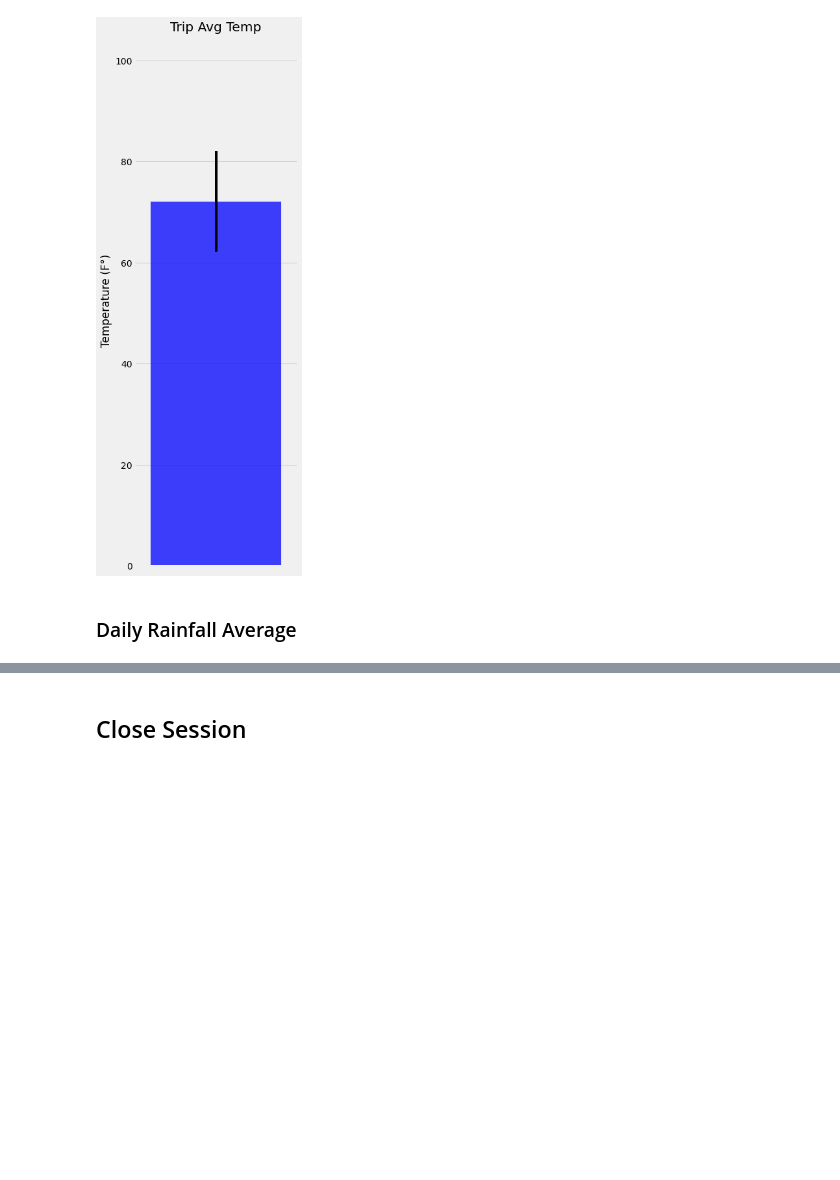
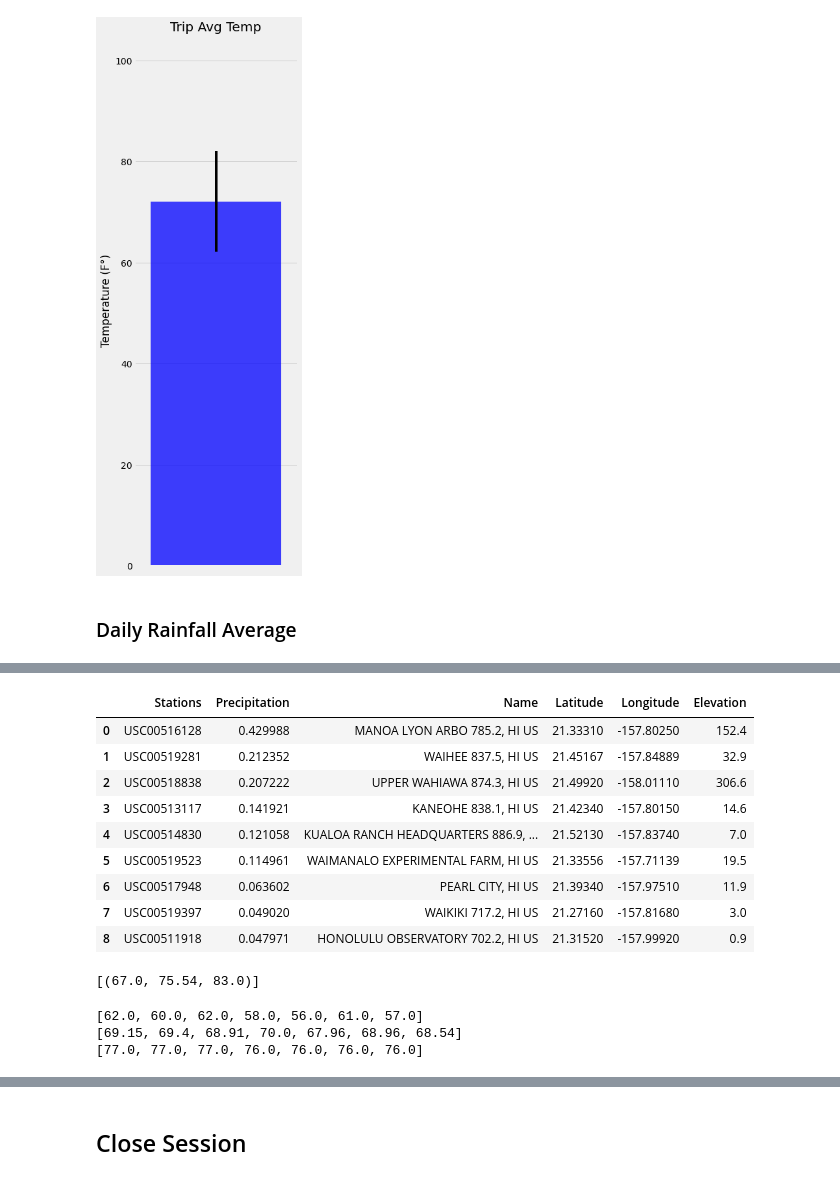
Before and after one commit to RaulMaya/Planning-Holidays, a Jupyter notebook: temp_analysis_bonus_2_starter.ipynb, the cells around one changed output, grey strips where cells are left out. Saved outputs shown, nothing was run; the diff lists cells and outputs as text; code cells hidden in the pictures; blank space fills up the shorter version.

```diff
--- a/temp_analysis_bonus_2_starter.ipynb
+++ b/temp_analysis_bonus_2_starter.ipynb
@@ -100,3 +101,10 @@ plt.show()
 # Calculate the total amount of rainfall per weather station for your trip dates using the previous year's
 # matching dates.
 # Sort this in descending order by precipitation amount and list the station, name, latitude, longitude, and elevation
+rainfall = session.query(Measurement.date, Measurement.station,Measurement.prcp).all()
+rainfall_df = pd.DataFrame(rainfall, columns=['Date', 'Stations','Precipitation'])
+rainfall_df = rainfall_df.dropna(how="any")
+rainfall_per_station = rainfall_df.groupby('Stations')
+rainfall_per_station = rainfall_per_station.mean()
+rainfall_per_station =  rainfall_per_station.sort_values(by='Precipitation', ascending = False)
+rainfall_per_station
@@ -103,3 +123,19 @@ plt.show()
+# %%
+rainfall_stations = session.query(Station.station ,Station.name, Station.latitude, Station.longitude, Station.elevation).all()
+station_titles = pd.DataFrame(rainfall_stations , columns=['Stations','Name','Latitude','Longitude','Elevation'])
+rainfall_merge = pd.merge(rainfall_per_station,station_titles, on ="Stations", how="inner")
+rainfall_merge
+# %% [output]
+|  | Stations | Precipitation | Name | Latitude | Longitude | Elevation |
+| 0 | USC00516128 | 0.429988 | MANOA LYON ARBO 785.2, HI US | 21.33310 | -157.80250 | 152.4 |
+| 1 | USC00519281 | 0.212352 | WAIHEE 837.5, HI US | 21.45167 | -157.84889 | 32.9 |
+| 2 | USC00518838 | 0.207222 | UPPER WAHIAWA 874.3, HI US | 21.49920 | -158.01110 | 306.6 |
+| 3 | USC00513117 | 0.141921 | KANEOHE 838.1, HI US | 21.42340 | -157.80150 | 14.6 |
+| 4 | USC00514830 | 0.121058 | KUALOA RANCH HEADQUARTERS 886.9, ... | 21.52130 | -157.83740 | 7.0 |
+| 5 | USC00519523 | 0.114961 | WAIMANALO EXPERIMENTAL FARM, HI US | 21.33556 | -157.71139 | 19.5 |
+| 6 | USC00517948 | 0.063602 | PEARL CITY, HI US | 21.39340 | -157.97510 | 11.9 |
+| 7 | USC00519397 | 0.049020 | WAIKIKI 717.2, HI US | 21.27160 | -157.81680 | 3.0 |
+| 8 | USC00511918 | 0.047971 | HONOLULU OBSERVATORY 702.2, HI US | 21.31520 | -157.99920 | 0.9 |
 # %%
 # Use this function to calculate the daily normals
 # (i.e. the averages for tmin, tmax, and tavg for all historic data matching a specific month and day)
@@ -119,20 +155,57 @@ def daily_normals(date):
     return session.query(*sel).filter(func.strftime("%m-%d", Measurement.date) == date).all()
 
 # For example
-daily_normals("01-01")
+daily_normals("08-01")
+# %% [output]
+[(67.0, 75.54, 83.0)]
 # %%
 # calculate the daily normals for your trip
 # push each tuple of calculations into a list called `normals`
+normals = []
+counter = 0
+d_normals = []
+date_list = []
+minimum = []
+average = []
+maximum = []
 
 # Set the start and end date of the trip
-start_date = '2017-08-01'
-end_date = '2017-08-07'
+start_date = '2018-01-01'
+end_date = '2018-01-07'
 
+new_start_date = dt.datetime.strptime(start_date, '%Y-%m-%d')
+new_end_date =  dt.datetime.strptime(end_date, '%Y-%m-%d')
 # Use the start and end date to create a range of dates
+count  =  new_end_date.day - new_start_date.day
+while counter <= count:
+    new_date = new_start_date + dt.timedelta(days=counter)
+    date_list.append(new_date)
+    counter =  counter + 1
+# Strip off the year and save a list of strings in the format %m-%d
+counter = 0
+while counter <= count:
+    d = new_start_date.day + counter
+    m = new_start_date.month
+    actual_date = f"0{m}-0{d}"
+    normals.append(actual_date)
+    counter = counter + 1
 
-
-# Strip off the year and save a list of strings in the format %m-%d
-
+for x in normals:
+    d_normals.append(daily_normals(x))
 
 # Use the `daily_normals` function to calculate the normals for each date string
 # and append the results to a list called `normals`.
+date_list
+d_normals
+for y in range(0,count+1):
+    minimum.append(d_normals[y][0][0])
+    average.append(round(d_normals[y][0][1],2))
+    maximum.append(d_normals[y][0][2])
+
+print(minimum)
+print(average)
+print(maximum)
+# %% [output]
+[62.0, 60.0, 62.0, 58.0, 56.0, 61.0, 57.0]
+[69.15, 69.4, 68.91, 70.0, 67.96, 68.96, 68.54]
+[77.0, 77.0, 77.0, 76.0, 76.0, 76.0, 76.0]
```
Also changed, not shown: parts of 6 cells of this notebook, 2 other files.
